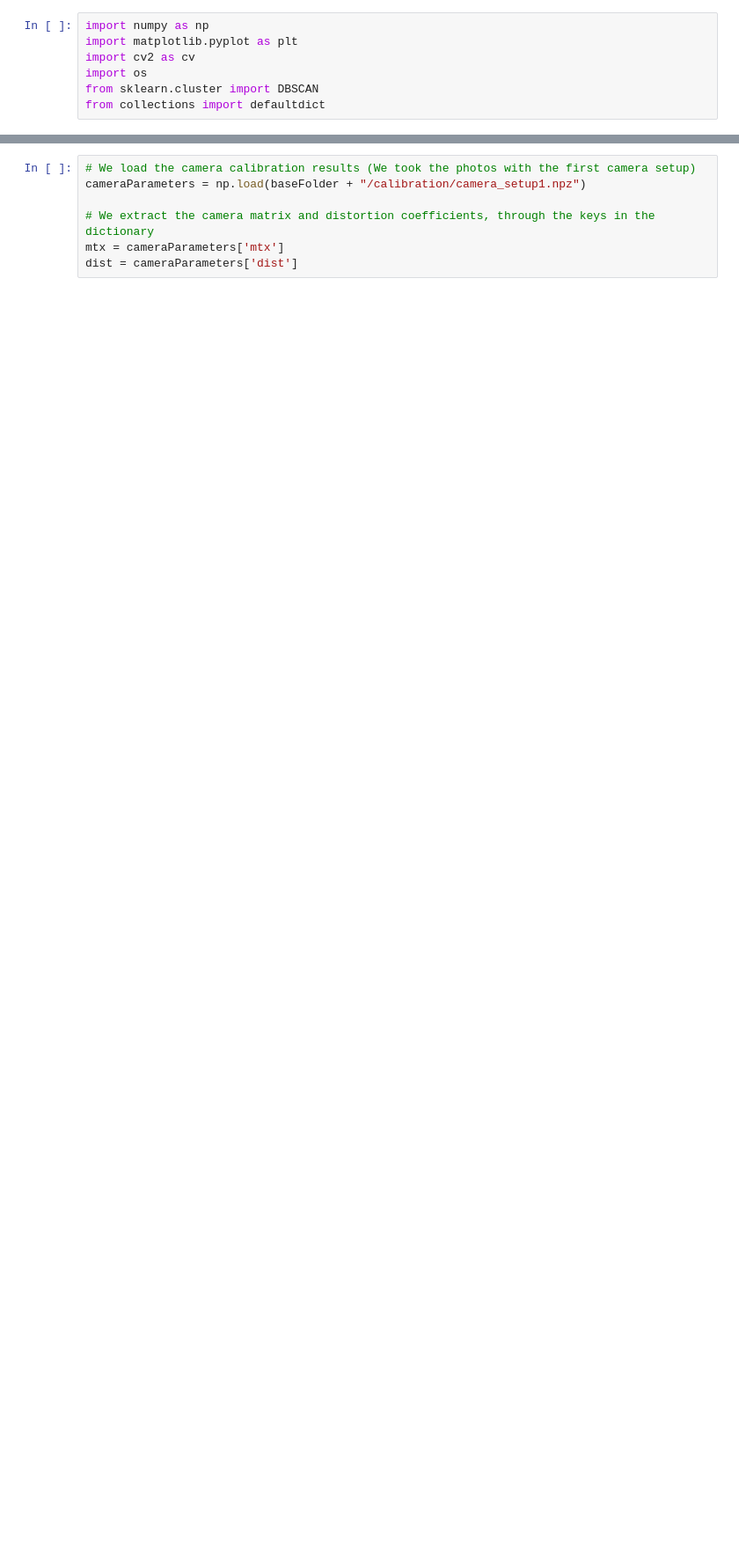
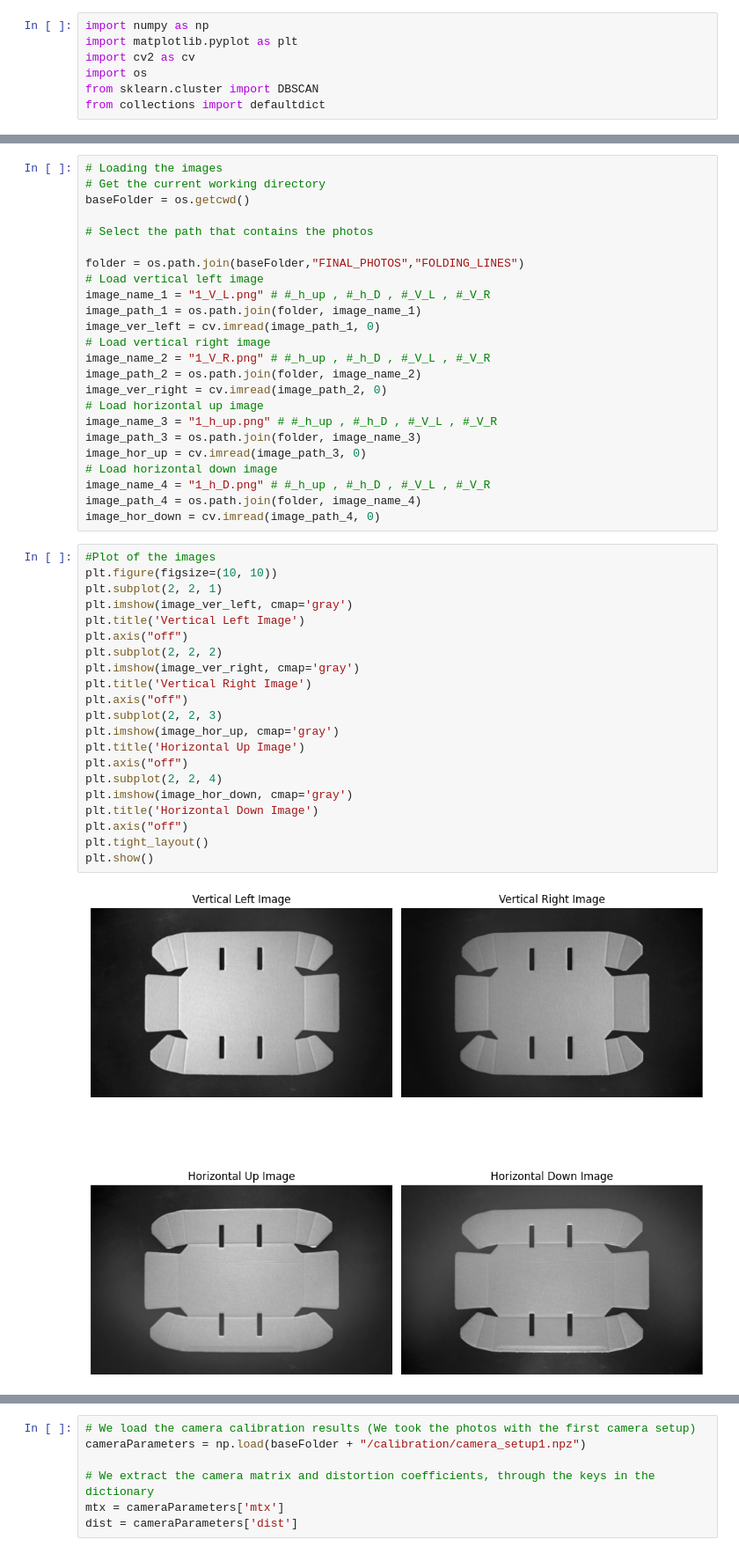
Before and after one commit to fore1806/CBFD, a Jupyter notebook: line_detection.ipynb, the cells around one changed output, grey strips where cells are left out. Shown at 88% size. Saved outputs shown, nothing was run; the diff lists cells and outputs as text; blank space fills up the shorter version.

Commit message:
modified:   line_detection.ipynb 	new file:   line_detection_prototype.ipynb

```diff
--- a/line_detection.ipynb
+++ b/line_detection.ipynb
@@ -28,0 +10,47 @@ Valor máximo: 143
+# %%
+# Loading the images
+# Get the current working directory
+baseFolder = os.getcwd()
+
+# Select the path that contains the photos
+
+folder = os.path.join(baseFolder,"FINAL_PHOTOS","FOLDING_LINES")
+# Load vertical left image
+image_name_1 = "1_V_L.png" # #_h_up , #_h_D , #_V_L , #_V_R
+image_path_1 = os.path.join(folder, image_name_1)
+image_ver_left = cv.imread(image_path_1, 0)
+# Load vertical right image
+image_name_2 = "1_V_R.png" # #_h_up , #_h_D , #_V_L , #_V_R
+image_path_2 = os.path.join(folder, image_name_2)
+image_ver_right = cv.imread(image_path_2, 0)
+# Load horizontal up image
+image_name_3 = "1_h_up.png" # #_h_up , #_h_D , #_V_L , #_V_R
+image_path_3 = os.path.join(folder, image_name_3)
+image_hor_up = cv.imread(image_path_3, 0)
+# Load horizontal down image
+image_name_4 = "1_h_D.png" # #_h_up , #_h_D , #_V_L , #_V_R
+image_path_4 = os.path.join(folder, image_name_4)
+image_hor_down = cv.imread(image_path_4, 0)
+# %%
+#Plot of the images
+plt.figure(figsize=(10, 10))
+plt.subplot(2, 2, 1)
+plt.imshow(image_ver_left, cmap='gray')
+plt.title('Vertical Left Image')
+plt.axis("off")
+plt.subplot(2, 2, 2)
+plt.imshow(image_ver_right, cmap='gray')
+plt.title('Vertical Right Image')
+plt.axis("off")
+plt.subplot(2, 2, 3)
+plt.imshow(image_hor_up, cmap='gray')
+plt.title('Horizontal Up Image')
+plt.axis("off")
+plt.subplot(2, 2, 4)
+plt.imshow(image_hor_down, cmap='gray')
+plt.title('Horizontal Down Image')
+plt.axis("off")
+plt.tight_layout()
+plt.show()
+# %% [output]
+[figure, added]
```
Also changed, not shown: parts of 31 cells of this notebook, 1 other file.
